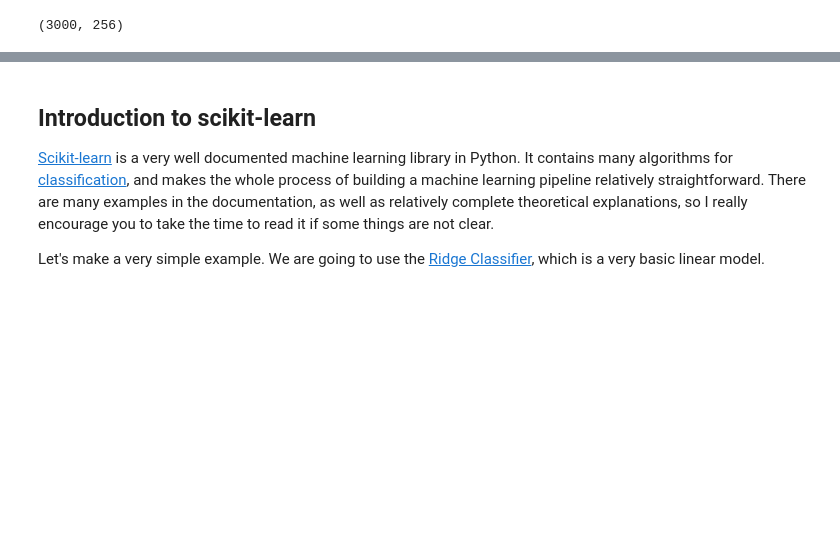
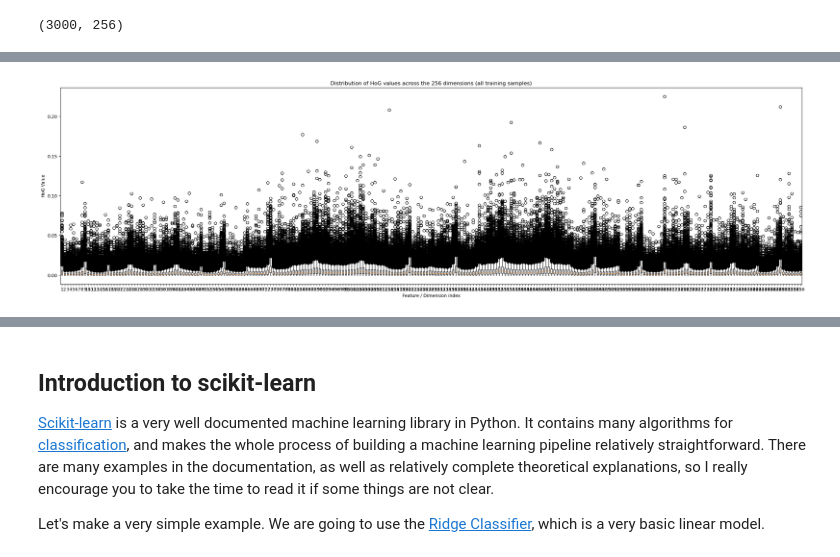
Before and after one commit to Raspberree/info-h-501, a Jupyter notebook: docs/LABS/ML0_Introduction.ipynb, the cells around one changed output, grey strips where cells are left out. Cells and saved outputs as stored; diff of their text form; code cells hidden in the pictures; blank space fills up the shorter version.

```diff
--- a/docs/LABS/ML0_Introduction.ipynb
+++ b/docs/LABS/ML0_Introduction.ipynb
@@ -209,0 +221,12 @@ Median: 0.002034900958491955
+# %%
+#  Comparing all feature dimensions : plotting boxplots to visualize distribution of HoG values for each feature, across all training samples
+plt.figure(figsize=(30,8))
+plt.boxplot(X_train)
+
+plt.xlabel("Feature / Dimension index")
+plt.ylabel("HoG Value")
+plt.title("Distribution of HoG values across the 256 dimensions (all training samples)")
+
+plt.show()
+# %% [output]
+[figure, added]
```
Also changed, not shown: parts of 15 cells of this notebook.
